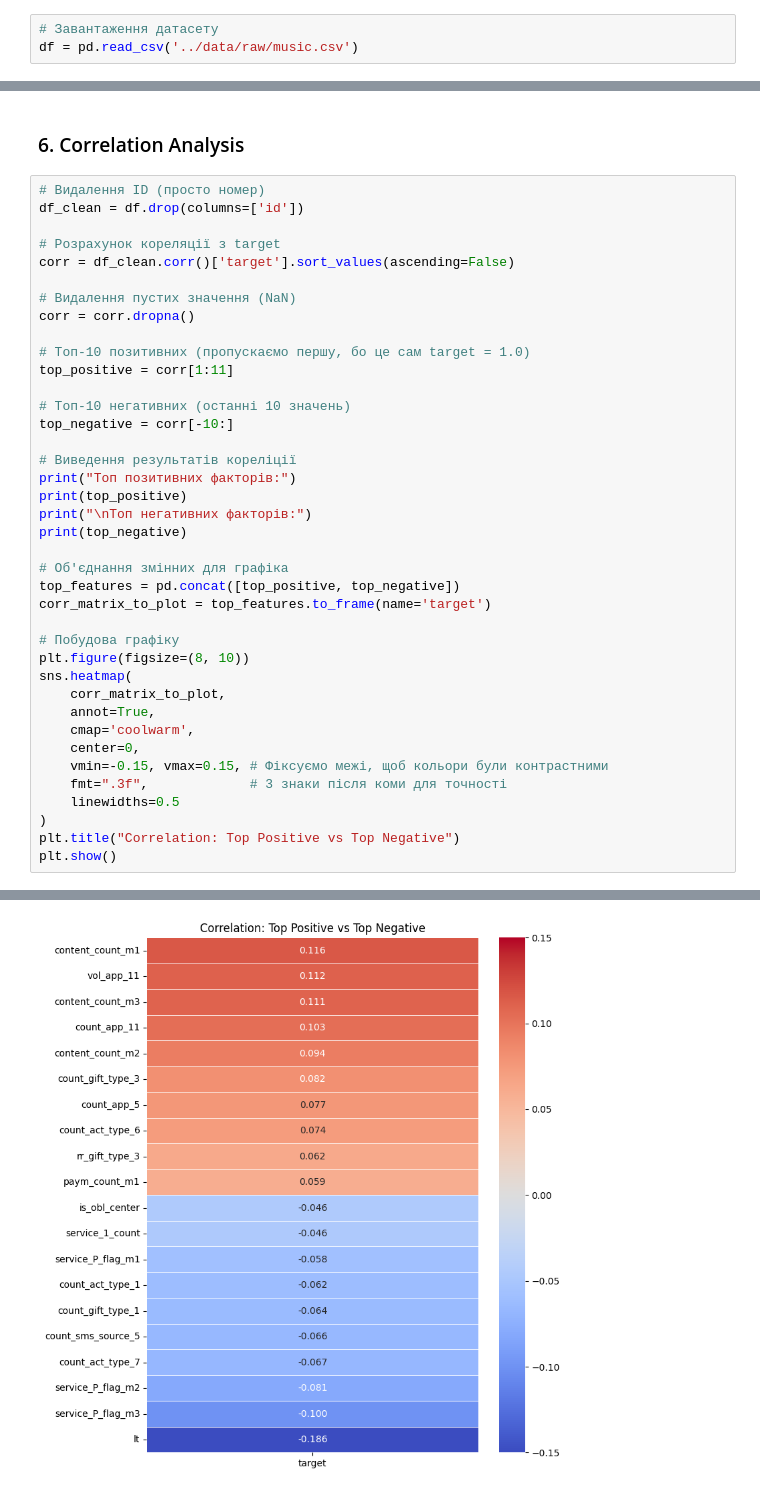
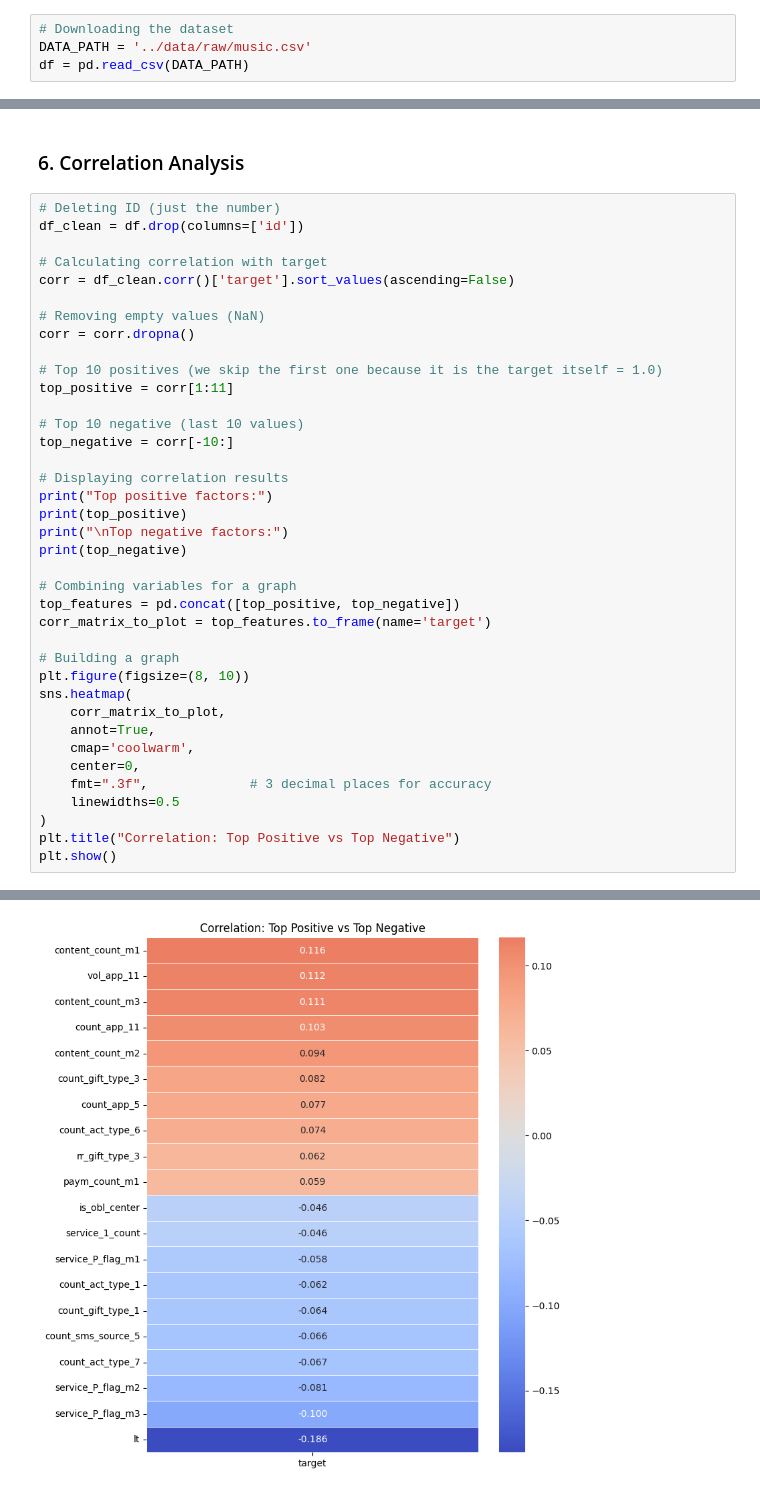
Before and after one commit to osypenkoI/vodafone-music-project, a Jupyter notebook: notebooks/01_eda.ipynb, the cells around one changed output, grey strips where cells are left out. Drawn from its saved outputs; the diff is of its cells as text.

```diff
--- a/notebooks/01_eda.ipynb
+++ b/notebooks/01_eda.ipynb
@@ -29,8 +29,9 @@ import matplotlib.pyplot as plt
 import seaborn as sns
 import numpy as np
 # %%
-# Завантаження датасету
-df = pd.read_csv('../data/raw/music.csv')
+# Downloading the dataset
+DATA_PATH = '../data/raw/music.csv'
+df = pd.read_csv(DATA_PATH)
 # %% [markdown]
 ### 3. Initial Data Inspection
 # %% [markdown]
@@ -159,40 +163,39 @@ Class imbalance handling techniques may be required during modeling.
 # %% [markdown]
 ### 6. Correlation Analysis
 # %%
-# Видалення ID (просто номер)
+# Deleting ID (just the number)
 df_clean = df.drop(columns=['id'])
 
-# Розрахунок кореляції з target
+# Calculating correlation with target
 corr = df_clean.corr()['target'].sort_values(ascending=False)
 
-# Видалення пустих значення (NaN)
+# Removing empty values (NaN)
 corr = corr.dropna()
 
-# Топ-10 позитивних (пропускаємо першу, бо це сам target = 1.0)
+# Top 10 positives (we skip the first one because it is the target itself = 1.0)
 top_positive = corr[1:11]
 
-# Топ-10 негативних (останні 10 значень)
+# Top 10 negative (last 10 values)
 top_negative = corr[-10:]
 
-# Виведення результатів кореліції
-print("Топ позитивних факторів:")
+# Displaying correlation results
+print("Top positive factors:")
 print(top_positive)
-print("\nТоп негативних факторів:")
+print("\nTop negative factors:")
 print(top_negative)
 
-# Об'єднання змінних для графіка
+# Combining variables for a graph
 top_features = pd.concat([top_positive, top_negative])
 corr_matrix_to_plot = top_features.to_frame(name='target')
 
-# Побудова графіку
+# Building a graph
 plt.figure(figsize=(8, 10))
 sns.heatmap(
     corr_matrix_to_plot,
     annot=True,
     cmap='coolwarm',
     center=0,
-    vmin=-0.15, vmax=0.15, # Фіксуємо межі, щоб кольори були контрастними
-    fmt=".3f",             # 3 знаки після коми для точності
+    fmt=".3f",             # 3 decimal places for accuracy
     linewidths=0.5
 )
 plt.title("Correlation: Top Positive vs Top Negative")
@@ -202,18 +205,18 @@ plt.show()
 content_count_m1     0.116450
 vol_app_11           0.112219
 content_count_m3     0.111245
 count_app_11         0.103440
 content_count_m2     0.094392
 count_gift_type_3    0.081626
 count_app_5          0.076582
 count_act_type_6     0.073582
 rr_gift_type_3       0.062174
 paym_count_m1        0.059475
 Name: target, dtype: float64
 ... (9 lines left out)
 service_P_flag_m2    -0.080735
 service_P_flag_m3    -0.099962
 lt                   -0.186401
 Name: target, dtype: float64
-[figure, old version]
+[figure, new version]
 # %% [markdown]
```
Also changed, not shown: parts of 10 cells of this notebook.
